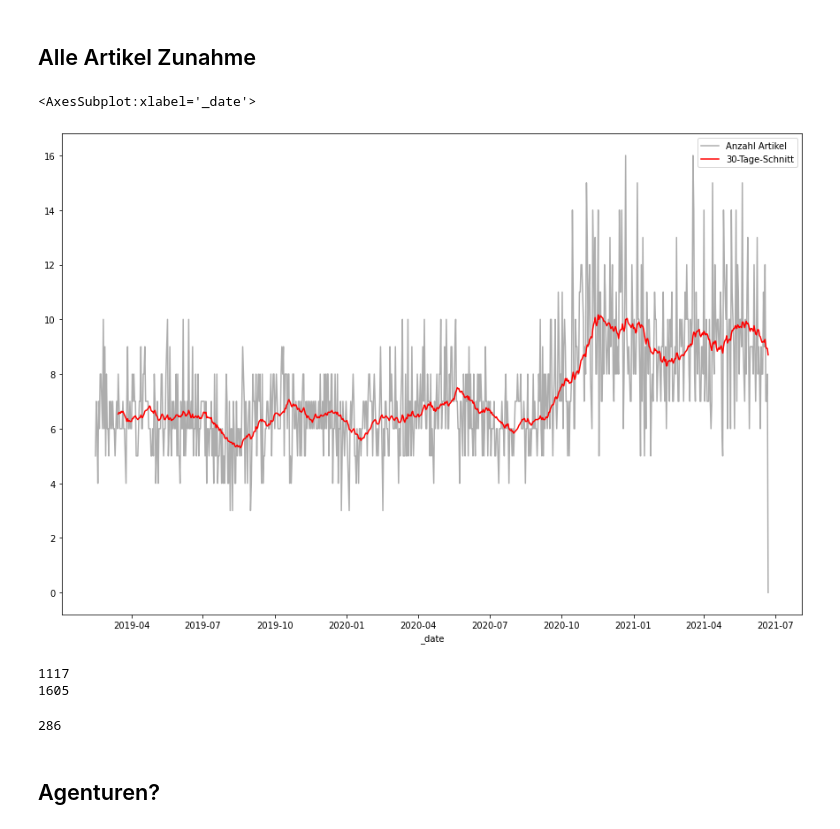
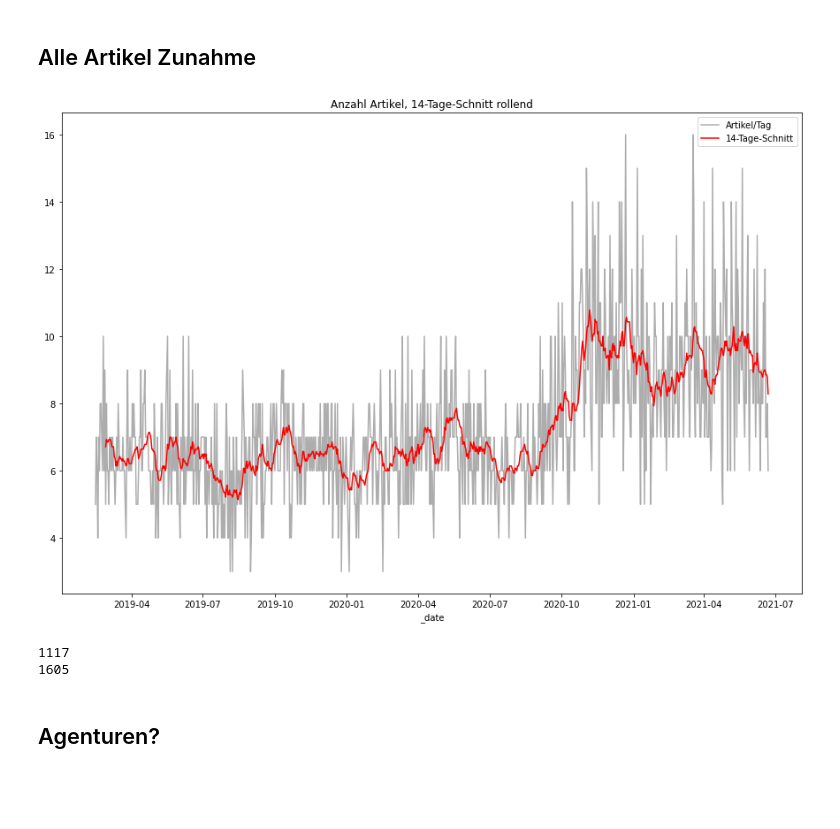
Before and after one commit to simonhuwiler/kathch, a Jupyter notebook: src/3_analyse.ipynb, the cells around one changed output. Cells and saved outputs as stored; diff of their text form; code cells hidden in the pictures; blank space fills up the shorter version.

Commit message:
add data

```diff
--- a/src/3_analyse.ipynb
+++ b/src/3_analyse.ipynb
@@ -160,25 +159,24 @@ df_data[df_data.date >= '01-01-2021'].groupby('author').agg({'id_x': 'count'})
 # %%
 df_data = df.copy()
 
 df_data['_date'] = df_data['date'].dt.date
 
 
 df_data = df_data.groupby('_date').agg({'author': 'count'})
-df_data['30-Tage-Schnitt'] = df_data['author'].rolling(30).mean()
-df_data.rename(columns={'author': 'Anzahl Artikel'}, inplace=True)
+df_data['14-Tage-Schnitt'] = df_data['author'].rolling(14).mean()
+df_data.rename(columns={'author': 'Artikel/Tag'}, inplace=True)
 
 
 colors = []
 for c in df_data.columns:
-    if c == '30-Tage-Schnitt':
+    if c == '14-Tage-Schnitt':
         colors.append(red)
     else: colors.append(grey)
 
-#gr.plot()
-df_data.plot(color=colors)
+plot = df_data.plot(color=colors, title='Anzahl Artikel, 14-Tage-Schnitt rollend')
+plot.get_figure().savefig('../export/artikelzunahme.png')
 # %% [output]
-<AxesSubplot:xlabel='_date'>
-[figure, old version]
+[figure, new version]
 # %%
 df_2020 = df[(df.date >= '01-01-2020') & (df.date <= '31-05-2020')]
 df_2021 = df[(df.date >= '01-01-2021') & (df.date <= '31-05-2021')]
@@ -188,10 +186,6 @@ print(len(df_2021))
 # %% [output]
 1117
 1605
-# %%
-df_data[df_data.date >= '01-01-2021'].groupby('author').agg({'id_x': 'count'})['id_x'].sum() - 342
-# %% [output]
-286
 # %% [markdown]
 ## Agenturen?
 # %%
```
Also changed, not shown: parts of 12 cells of this notebook, 4 other files.
